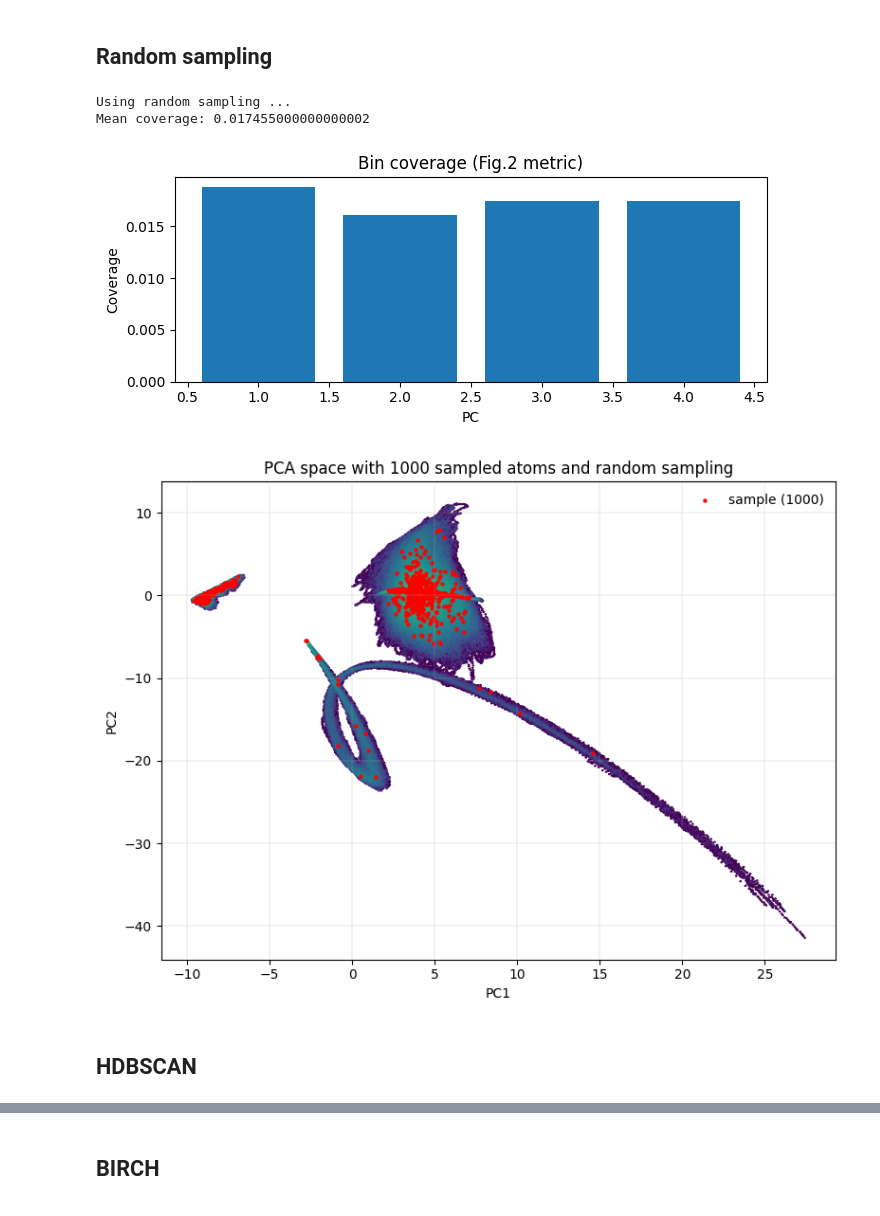
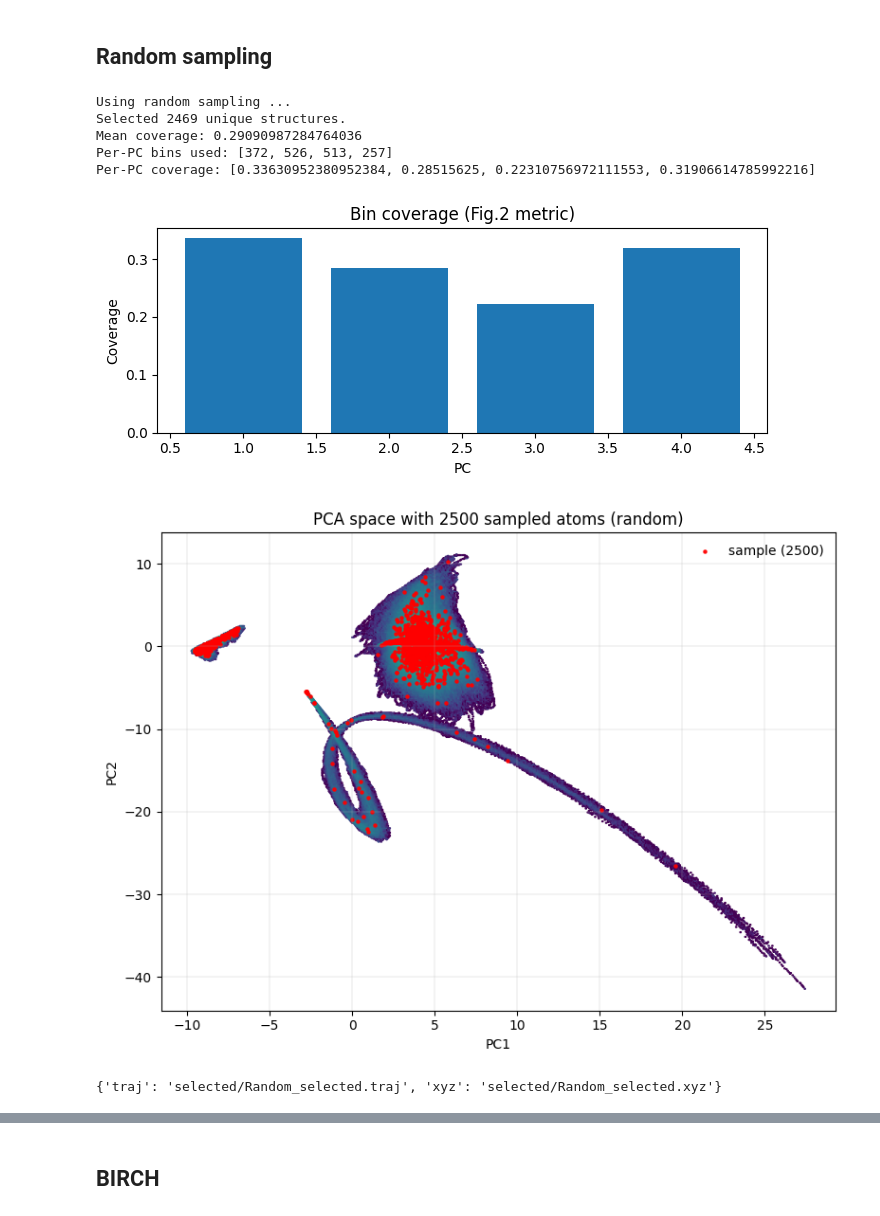
Before and after one commit to SamDFr/data_sampling, a Jupyter notebook: sampler.ipynb, the cells around one changed output, grey strips where cells are left out. Saved outputs shown, nothing was run; the diff lists cells and outputs as text; code cells hidden in the pictures.

```diff
--- a/sampler.ipynb
+++ b/sampler.ipynb
@@ -64,6 +65,10 @@ json_file = json_file[0]
 print(f"Using filemap: {json_file}")
 with open(json_file) as f:
     filemap = json.load(f)
+
+# specify the directory where sampling results are saved
+path_to_results = "./selected" # Change if you want to save results elsewhere
+os.makedirs(path_to_results, exist_ok=True)
 # %% [output]
 Using embedding: embedding/pca_embedding.npy
 Loaded embedding with shape: (11552338, 4)
@@ -142,60 +128,41 @@ plt.tight_layout()
 # %%
 # pick a sampler
 #  "grid", "kpp", "kmedoids", "density_fps", "hdbscan"
 method="random"
-idx_atoms = sample(X, method=method, seed=42, k=1000, progress=True)
+idx_atoms = sample(X, method=method, seed=42, k=2500, progress=True)
 #idx = sample(X, method="kpp", k=50000, progress=True)
 #idx = sample(X, method="kmedoids", k=10000, progress=True)
 #idx = sample(X, method="hdbscan", k=0, min_cluster_size=40, per_cluster=2, progress=True)
 
 # lift to structures
 chosen_structs = atoms_to_structures(idx_atoms, meta, filemap, choose="all") #choose="top", top_k=200)
 #print(chosen_structs.head())
 
 # save
-np.save(f"sampled_atom_indices_{method}.npy", idx_atoms)
-chosen_structs.to_csv(f"sampled_structures_{method}.csv", index=False)
+np.save(os.path.join(path_to_results, f"sampled_atom_indices_{method}.npy"), idx_atoms)
+chosen_structs.to_csv(os.path.join(path_to_results, f"sampled_structures_{method}.csv"), index=False)
 
-per_pc, mean_cov = pc_coverage_bins(X, idx_atoms, nbins=50000)
+per_pc, mean_cov, bins_used = pc_coverage_bins_auto(
+    X, idx_atoms, mode="width", target_width=0.1, min_bins=20, max_bins=10000
+)
 print("Mean coverage:", mean_cov)
+print("Per-PC bins used:", bins_used[:8])
+print("Per-PC coverage:", per_pc)
 
-m = min(4, X.shape[1])
-plt.figure(figsize=(7,3))
-plt.bar(range(1, m+1), per_pc[:m])
-plt.xlabel("PC"); plt.ylabel("Coverage"); plt.title("Bin coverage (Fig.2 metric)")
-plt.tight_layout(); plt.show()
+plot_sampling_pca(X, idx_atoms, method="random", per_pc=per_pc, npy_file=npy_file)
+
+# One method
+save_files_rdn = True
+if save_files_rdn:
+    paths = export_selected_structures(chosen_structs, method_name="Random", outdir=path_to_results, extra_formats=("xyz"))
+    #paths =export_selected_structures(chosen_structs, method_name="FPS", write_traj=False, extra_formats=("xyz",))
+    print(paths)
 # %% [output]
 Using random sampling ...
-Mean coverage: 0.017455000000000002
+Selected 2469 unique structures.
+Mean coverage: 0.29090987284764036
+Per-PC bins used: [372, 526, 513, 257]
+Per-PC coverage: [0.33630952380952384, 0.28515625, 0.22310756972111553, 0.31906614785992216]
-[figure, old version]
+[figure, new version]
+[figure, added]
+{'traj': 'selected/Random_selected.traj', 'xyz': 'selected/Random_selected.xyz'}
-# %%
-# Guard: only plot if this is a PCA embedding (file name contains "pca")
-is_pca = ("pca" in os.path.basename(npy_file).lower()) and (X.shape[1] >= 2)
-if not is_pca:
-    raise RuntimeError("Plotting requires a 2D+ PCA embedding. Load a PCA .npy first.")
-
-# idx_atoms must come from your sampler, e.g.:
-# method = "fps"; idx_atoms = sample(X, method=method, k=1000, progress=True)
-
-fig, ax = plt.subplots(figsize=(8,6))
-
-N = X.shape[0]
-if N > 2_000_000:
-    # faster background for huge N
-    hb = ax.hexbin(X[:,0], X[:,1], gridsize=500, bins='log')
-else:
-    ax.scatter(X[:,0], X[:,1], s=1, alpha=0.05)
-
-# overlay sampled points
-ax.scatter(X[idx_atoms,0], X[idx_atoms,1], s=5, alpha=0.9, c='r', marker='o', label=f"sample ({len(idx_atoms)})")
-
-ax.set_xlabel("PC1")
-ax.set_ylabel("PC2")
-ax.set_title(f"PCA space with {len(idx_atoms)} sampled atoms and {method} sampling")
-ax.grid(True, linewidth=0.2)
-ax.legend(frameon=False, loc="best")
-plt.tight_layout()
-# %% [output]
-[figure, removed]
-# %% [markdown]
-## HDBSCAN
```
Also changed, not shown: parts of 9 cells of this notebook, 16 other files.
